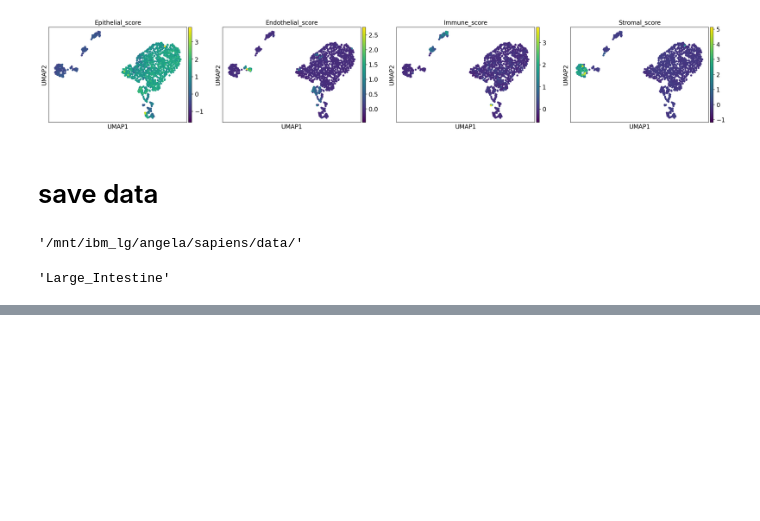
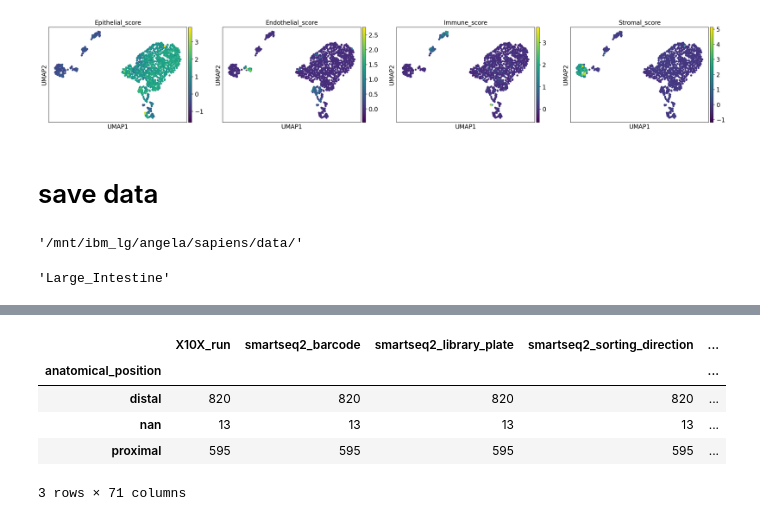
Before and after one commit to czbiohub-sf/tabula-sapiens, a Jupyter notebook: OrganReannotation/Reannotation_Large_Intestine_Angela.nbconvert.ipynb, the cells around one changed output, grey strips where cells are left out. Drawn from its saved outputs; the diff is of its cells as text; code cells hidden in the pictures; blank space fills up the shorter version.

```diff
--- a/OrganReannotation/Reannotation_Large_Intestine_Angela.nbconvert.ipynb
+++ b/OrganReannotation/Reannotation_Large_Intestine_Angela.nbconvert.ipynb
@@ -563,0 +598,9 @@ organ_adata.write_h5ad(
+# %%
+adata.obs.groupby('anatomical_position').count()
+# %% [output]
+|  | X10X_run | smartseq2_barcode | smartseq2_library_plate | smartseq2_sorting_direction | ... |
+| anatomical_position |  |  |  |  | ... |
+| distal | 820 | 820 | 820 | 820 | ... |
+| nan | 13 | 13 | 13 | 13 | ... |
+| proximal | 595 | 595 | 595 | 595 | ... |
+3 rows × 71 columns
```
Also changed, not shown: parts of 6 cells of this notebook, 8 other files.
